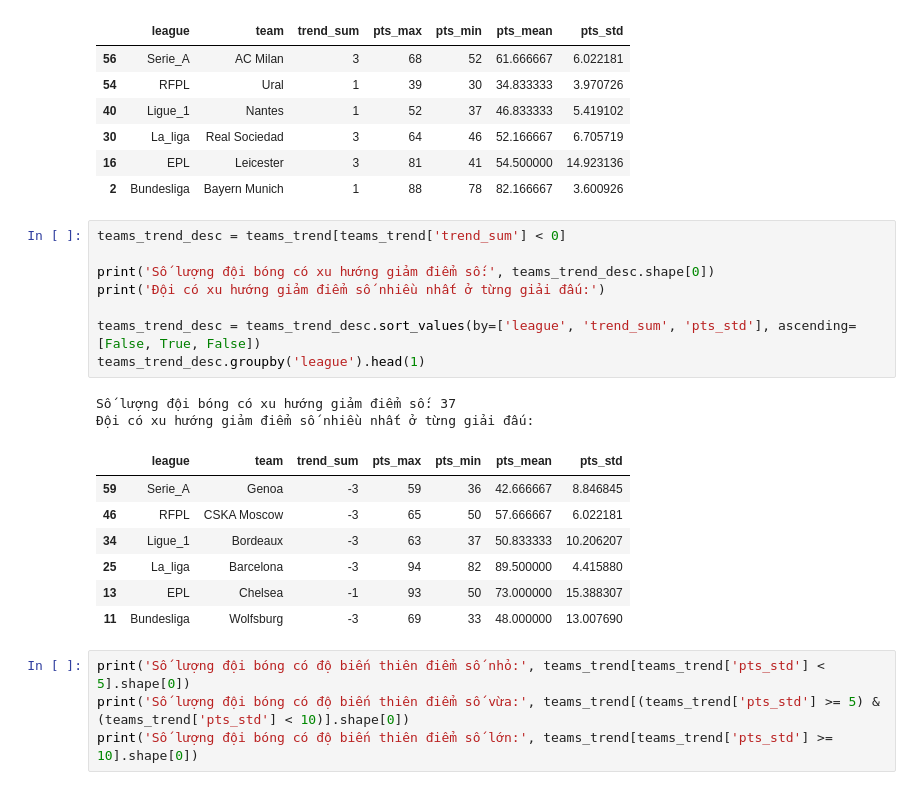
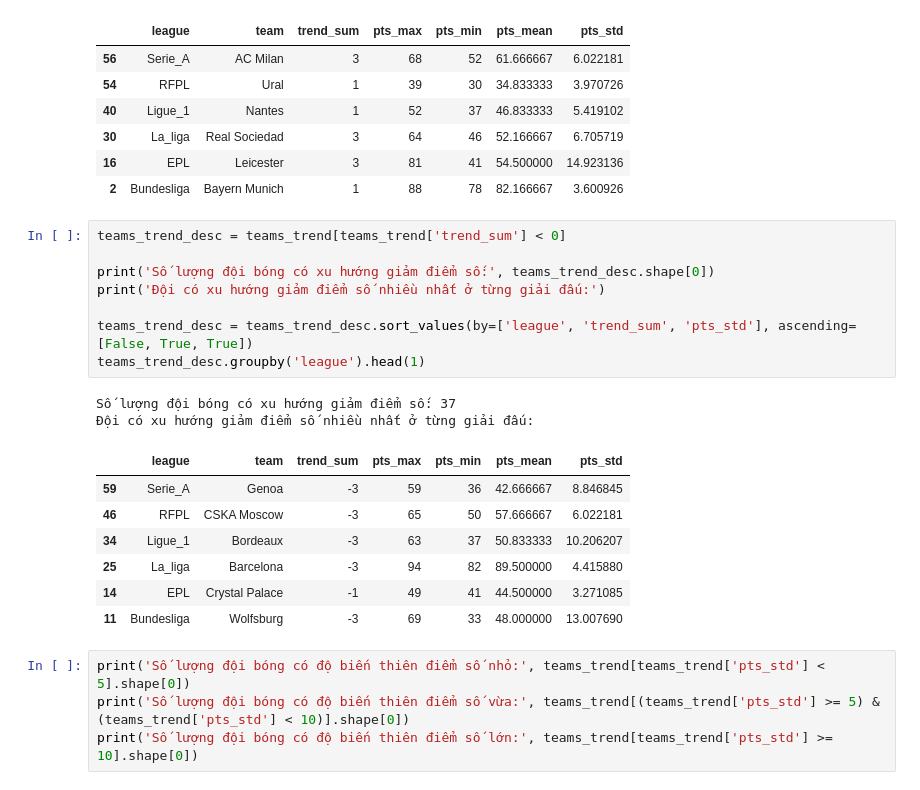
Before and after one commit to ntkwan/csc17104-football-insights, a Jupyter notebook: 03_answering_questions.ipynb, the cells around one changed output. Saved outputs shown, nothing was run; the diff lists cells and outputs as text.

```diff
--- a/03_answering_questions.ipynb
+++ b/03_answering_questions.ipynb
@@ -214,20 +203,20 @@ Số lượng đội bóng có xu hướng tăng điểm số: 26
 # %%
 teams_trend_desc = teams_trend[teams_trend['trend_sum'] < 0]
 
 print('Số lượng đội bóng có xu hướng giảm điểm số:', teams_trend_desc.shape[0])
 print('Đội có xu hướng giảm điểm số nhiều nhất ở từng giải đấu:')
 
-teams_trend_desc = teams_trend_desc.sort_values(by=['league', 'trend_sum', 'pts_std'], ascending=[False, True, False])
+teams_trend_desc = teams_trend_desc.sort_values(by=['league', 'trend_sum', 'pts_std'], ascending=[False, True, True])
 teams_trend_desc.groupby('league').head(1)
 # %% [output]
 Số lượng đội bóng có xu hướng giảm điểm số: 37
 Đội có xu hướng giảm điểm số nhiều nhất ở từng giải đấu:
 |  | league | team | trend_sum | pts_max | pts_min | pts_mean | pts_std |
 | 59 | Serie_A | Genoa | -3 | 59 | 36 | 42.666667 | 8.846845 |
 | 46 | RFPL | CSKA Moscow | -3 | 65 | 50 | 57.666667 | 6.022181 |
 | 34 | Ligue_1 | Bordeaux | -3 | 63 | 37 | 50.833333 | 10.206207 |
 | 25 | La_liga | Barcelona | -3 | 94 | 82 | 89.500000 | 4.415880 |
-| 13 | EPL | Chelsea | -1 | 93 | 50 | 73.000000 | 15.388307 |
+| 14 | EPL | Crystal Palace | -1 | 49 | 41 | 44.500000 | 3.271085 |
 | 11 | Bundesliga | Wolfsburg | -3 | 69 | 33 | 48.000000 | 13.007690 |
 # %%
 print('Số lượng đội bóng có độ biến thiên điểm số nhỏ:', teams_trend[teams_trend['pts_std'] < 5].shape[0])
```
Also changed, not shown: parts of 15 cells of this notebook.
